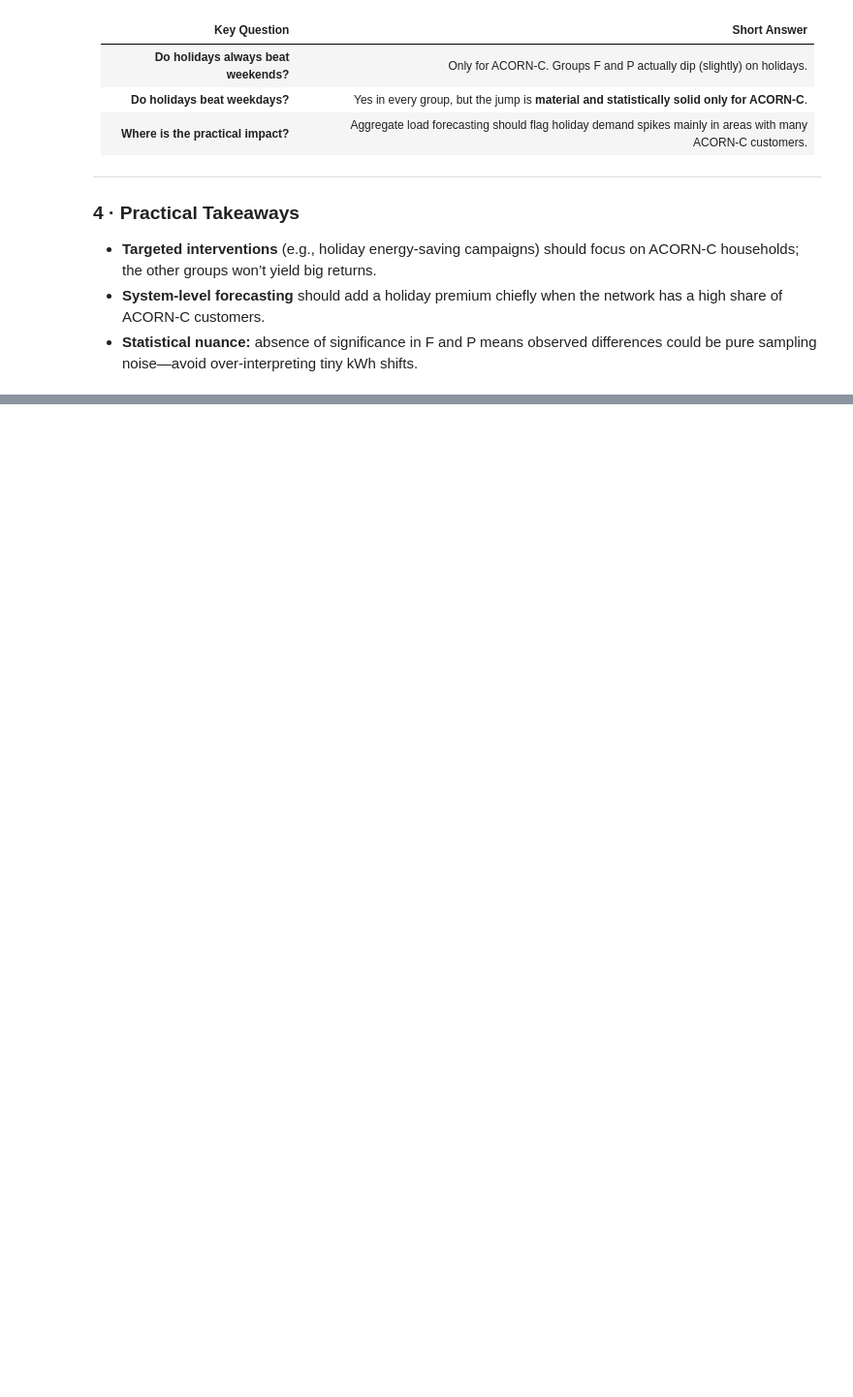
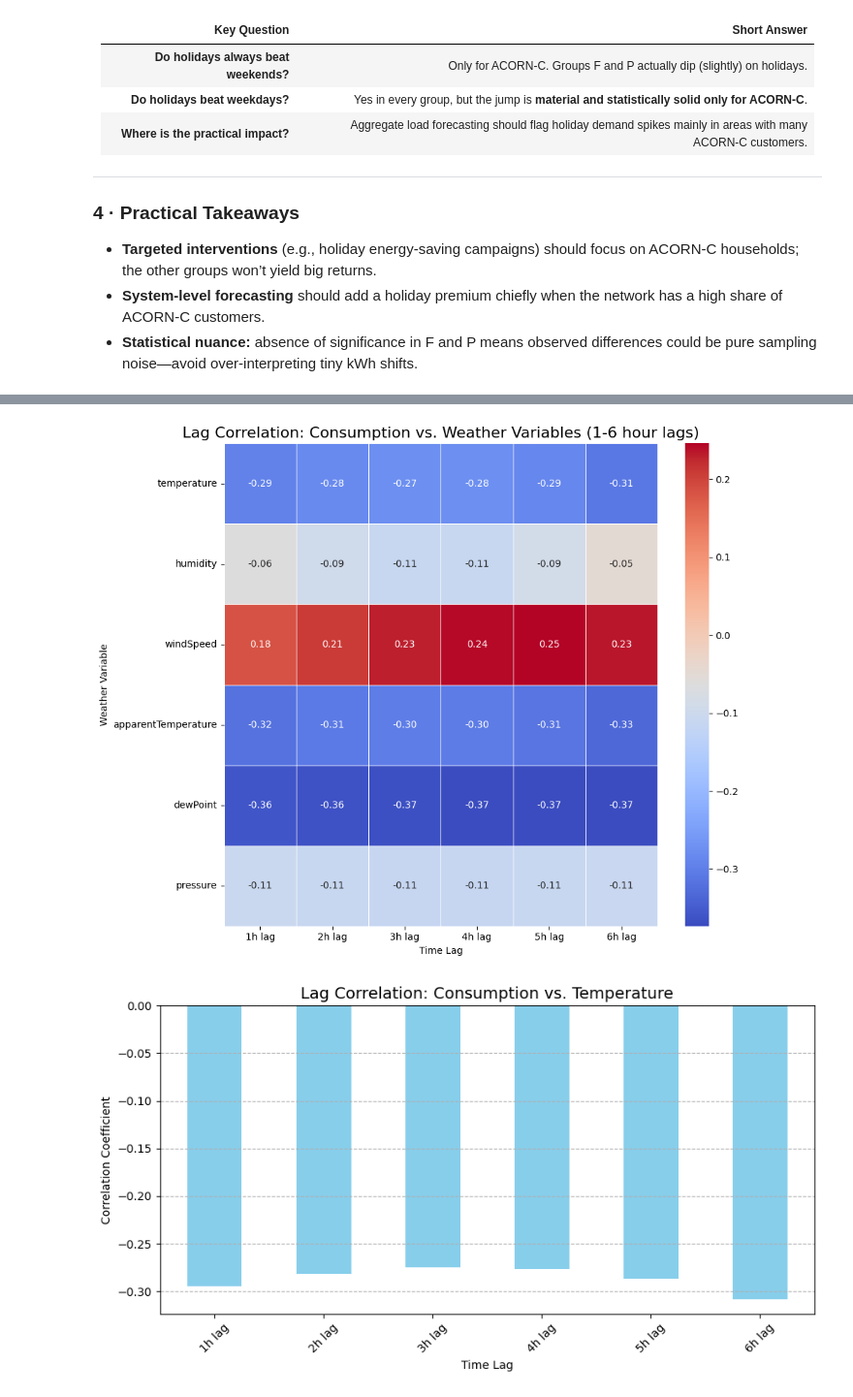
Before and after one commit to thiagonarcizo/Forecast-of-Electricity-Consumption, a Jupyter notebook: notebooks_thiago/01_data_exploration.ipynb, the cells around one changed output, grey strips where cells are left out. Shown at 97% size. Saved outputs shown, nothing was run; the diff lists cells and outputs as text; code cells hidden in the pictures; blank space fills up the shorter version.

```diff
--- a/notebooks_thiago/01_data_exploration.ipynb
+++ b/notebooks_thiago/01_data_exploration.ipynb
@@ -646,0 +697,47 @@ Holidays have HIGHER consumption than weekdays
+# %%
+# Create merged_data_lag for lag analysis
+merged_data_lag = merged_data.set_index('DateTime')
+
+# Weather columns to lag
+weather_cols_for_lag = ['temperature', 'humidity', 'windSpeed', 'apparentTemperature', 'dewPoint', 'pressure']
+
+lag_periods = range(1, 7)  # Lags from 1 to 6 hours
+
+lag_correlations = {}
+
+for weather_col in weather_cols_for_lag:
+    corrs = []
+    for lag in lag_periods:
+        lagged_col_name = f'{weather_col}_lag{lag}h'
+        merged_data_lag[lagged_col_name] = merged_data_lag[weather_col].shift(lag)
+        correlation = merged_data_lag['Conso_moy'].corr(merged_data_lag[lagged_col_name])
+        corrs.append(correlation)
+    lag_correlations[weather_col] = corrs
+
+# Create a DataFrame for easier plotting
+lag_corr_df = pd.DataFrame(lag_correlations, index=[f'{lag}h lag' for lag in lag_periods])
+
+# Plotting the lag correlations
+plt.figure(figsize=(10, 8))
+sns.heatmap(lag_corr_df.T, annot=True, cmap='coolwarm', fmt=".2f", linewidths=.5)
+plt.title('Lag Correlation: Consumption vs. Weather Variables (1-6 hour lags)', fontsize=16)
+plt.ylabel('Weather Variable')
+plt.xlabel('Time Lag')
+plt.xticks(rotation=0)
+plt.yticks(rotation=0)
+plt.tight_layout()
+plt.show()
+
+# Plot lag correlation for temperature
+plt.figure(figsize=(9, 5))
+lag_corr_df['temperature'].plot(kind='bar', color='skyblue')
+plt.title('Lag Correlation: Consumption vs. Temperature', fontsize=14)
+plt.ylabel('Correlation Coefficient')
+plt.xlabel('Time Lag')
+plt.xticks(rotation=45)
+plt.grid(axis='y', linestyle='--')
+plt.tight_layout()
+plt.show()
+# %% [output]
+[figure, added]
+[figure, added]
```
Also changed, not shown: parts of 11 cells of this notebook, 1 other file.
